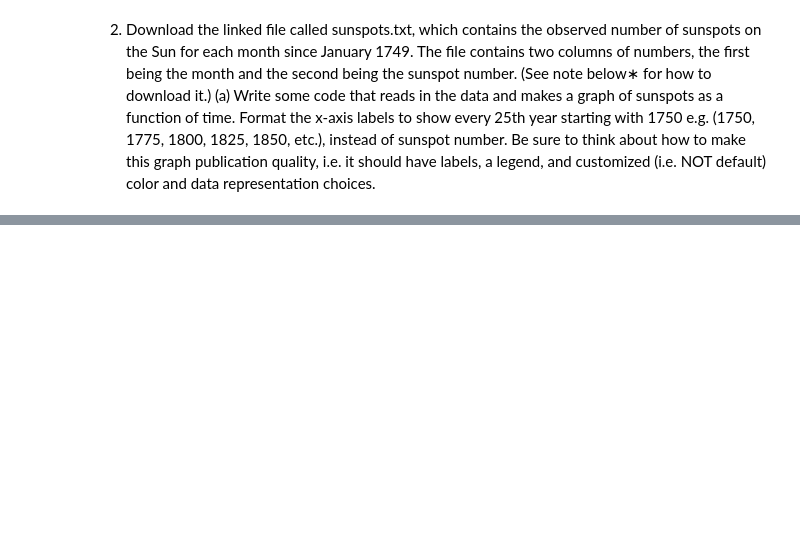
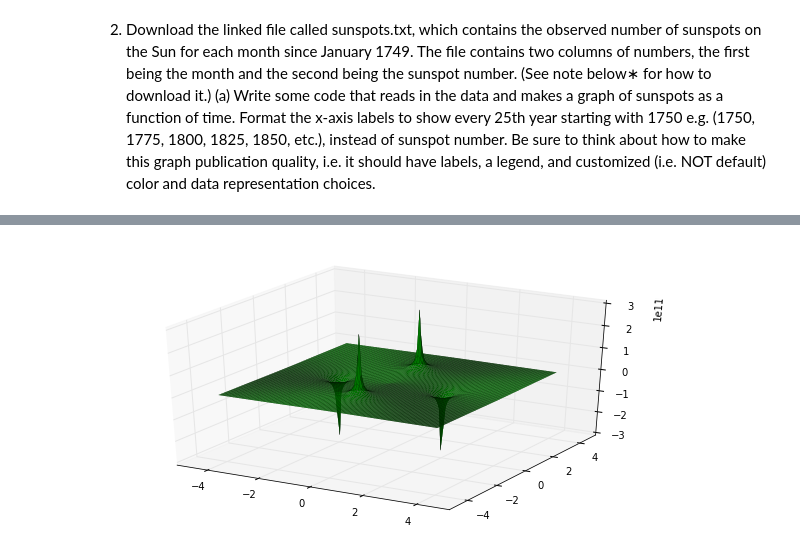
Before and after one commit to mkourjan/PHYS202-S14, a Jupyter notebook: Graphics/GraphicsExercises.ipynb, the cells around one changed output, grey strips where cells are left out. Saved outputs shown, nothing was run; the diff lists cells and outputs as text; code cells hidden in the pictures; blank space fills up the shorter version.

```diff
--- a/Graphics/GraphicsExercises.ipynb
+++ b/Graphics/GraphicsExercises.ipynb
@@ -105,0 +105,21 @@ x = np.linspace(1750, 2*np.pi, 300)
+# %%
+from mpl_toolkits.mplot3d import Axes3D
+from matplotlib import cm
+import matplotlib.pyplot as plt
+
+k = 8.98e9
+fig=plt.figure(figsize=(10,5))
+ax = fig.gca(projection = '3d')
+
+x = np.linspace(-4.1, 4.1, 101)
+y = np.linspace(-4.1, 4.1, 101)
+x, y = np.meshgrid(x, y)
+
+def charge(x, y, locx, locy, q):
+    return (k*q)/(sqrt((x - locx)**2 + (y - locy)**2))
+z = charge(x, y, -2, 0, -1) + charge(x, y, 2, 0, -1) + charge(x, y, 0, -2, 1) + charge(x, y, 0, 2, 1)
+
+surf=ax.plot_surface(x, y, z, rstride = 1, cstride = 1, color = 'g', linewidth = .1)
+plt.show()
+# %% [output]
+[figure, added]
```
Also changed, not shown: parts of 7 cells of this notebook, 2 other files.
